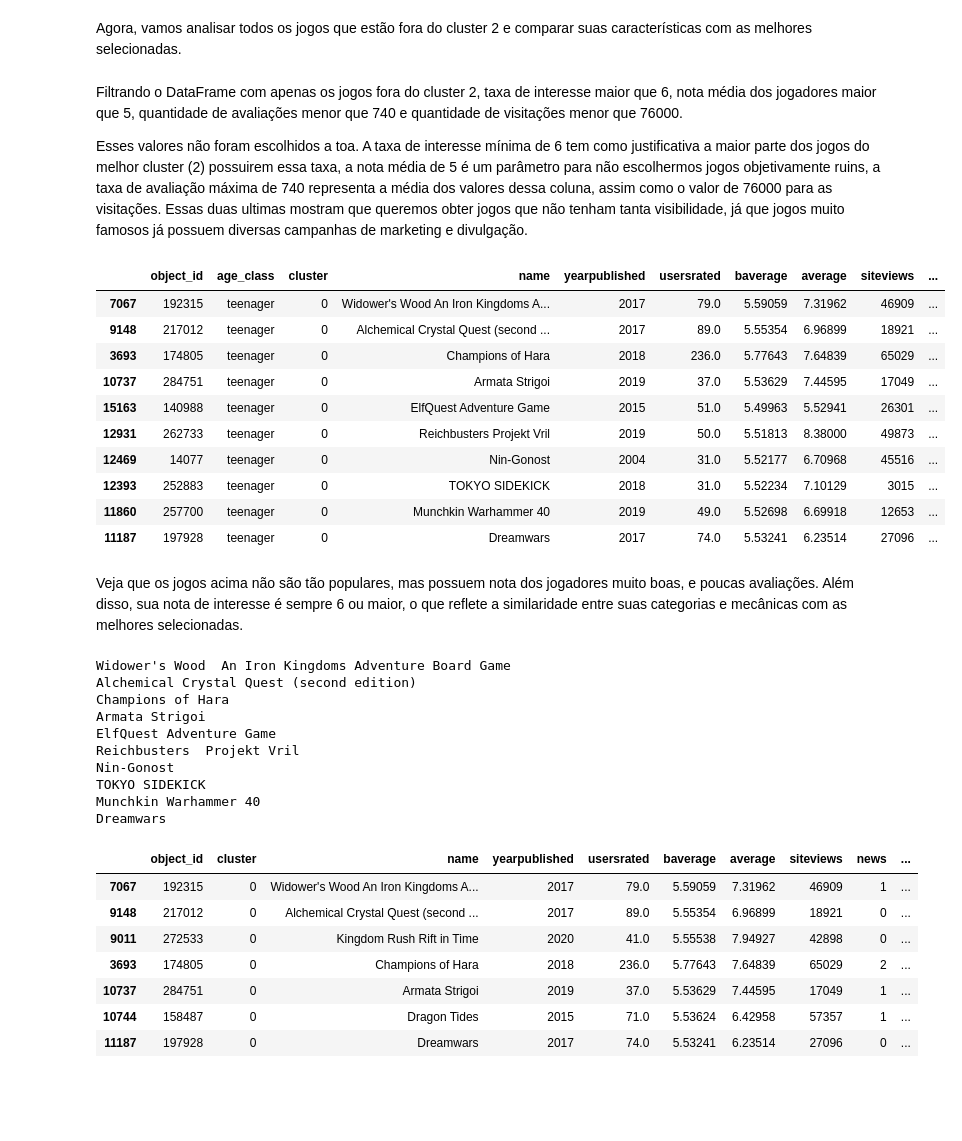
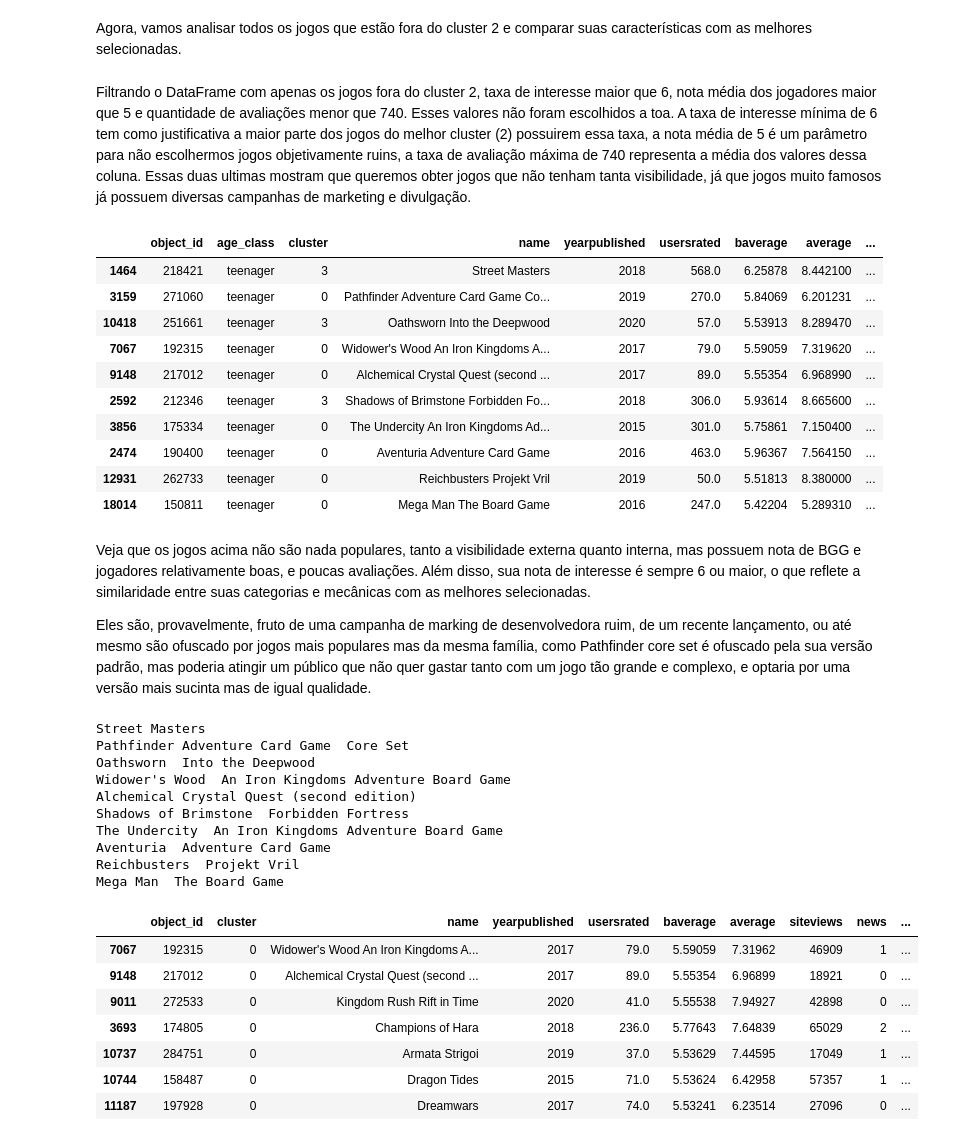
Before and after one commit to enzo-giannoni/Treinamento-1, a Jupyter notebook: storytelling-enzo.ipynb, the cells around one changed output. Cells and saved outputs as stored; diff of their text form; code cells hidden in the pictures; blank space fills up the shorter version.

Commit message:
Ultima versão

```diff
--- a/storytelling-enzo.ipynb
+++ b/storytelling-enzo.ipynb
@@ -546,46 +546,47 @@ for index, row in df_filtrado.iterrows():
     if row['minage'] >= 15:
         df_filtrado.loc[index,'age_class'] =  'adult'
 # %%
-colunas_finais = ['object_id', 'age_class', 'cluster', 'name', 'yearpublished', 'usersrated', 'baverage', 'average', 'siteviews', 'news', 'blogs', 'weblink', 'podcast'
-                  , 'CMC', 'CMM', 'CF', 'interesse', 'boardgamecategory', 'boardgamemechanic']
+colunas_finais = ['object_id', 'age_class', 'cluster', 'name', 'yearpublished', 'usersrated', 'baverage', 'average', 'visibilidade_externa', 'visibilidade_interna'
+                  , 'CMC', 'CMM', 'interesse', 'boardgamecategory', 'boardgamemechanic']
 df_analise_final = df_filtrado[colunas_finais].copy()
 # %% [markdown]
-Filtrando o DataFrame com apenas os jogos fora do cluster 2, taxa de interesse maior que 6, nota média dos jogadores maior que 5, quantidade de avaliações menor que 740 e quantidade de visitações menor que 76000.
-
-Esses valores não foram escolhidos a toa. A taxa de interesse mínima de 6 tem como justificativa a maior parte dos jogos do melhor cluster (2) possuirem essa taxa, a nota média de 5 é um parâmetro para não escolhermos jogos objetivamente ruins, a taxa de avaliação máxima de 740 representa a média dos valores dessa coluna, assim como o valor de 76000 para as visitações. Essas duas ultimas mostram que queremos obter jogos que não tenham tanta visibilidade, já que jogos muito famosos já possuem diversas campanhas de marketing e divulgação.
+Filtrando o DataFrame com apenas os jogos fora do cluster 2, taxa de interesse maior que 6, nota média dos jogadores maior que 5 e quantidade de avaliações menor que 740.
+Esses valores não foram escolhidos a toa. A taxa de interesse mínima de 6 tem como justificativa a maior parte dos jogos do melhor cluster (2) possuirem essa taxa, a nota média de 5 é um parâmetro para não escolhermos jogos objetivamente ruins, a taxa de avaliação máxima de 740 representa a média dos valores dessa coluna. Essas duas ultimas mostram que queremos obter jogos que não tenham tanta visibilidade, já que jogos muito famosos já possuem diversas campanhas de marketing e divulgação.
 # %%
 tabela_interesse = df_analise_final.query(
-    'cluster != 2 & interesse >= 6 & average >= 5 & usersrated <= 740 & siteviews <= 76000 & age_class == "teenager"'
+    'cluster != 2 & interesse >= 6 & average >= 5 & usersrated <= 740 & age_class == "teenager"'
     ).sort_values(by=['interesse'], ascending=False).head(10)
 tabela_interesse
 # %% [output]
-|  | object_id | age_class | cluster | name | yearpublished | usersrated | baverage | average | siteviews | ... |
-| 7067 | 192315 | teenager | 0 | Widower's Wood An Iron Kingdoms A... | 2017 | 79.0 | 5.59059 | 7.31962 | 46909 | ... |
-| 9148 | 217012 | teenager | 0 | Alchemical Crystal Quest (second ... | 2017 | 89.0 | 5.55354 | 6.96899 | 18921 | ... |
-| 3693 | 174805 | teenager | 0 | Champions of Hara | 2018 | 236.0 | 5.77643 | 7.64839 | 65029 | ... |
-| 10737 | 284751 | teenager | 0 | Armata Strigoi | 2019 | 37.0 | 5.53629 | 7.44595 | 17049 | ... |
-| 15163 | 140988 | teenager | 0 | ElfQuest Adventure Game | 2015 | 51.0 | 5.49963 | 5.52941 | 26301 | ... |
-| 12931 | 262733 | teenager | 0 | Reichbusters Projekt Vril | 2019 | 50.0 | 5.51813 | 8.38000 | 49873 | ... |
-| 12469 | 14077 | teenager | 0 | Nin-Gonost | 2004 | 31.0 | 5.52177 | 6.70968 | 45516 | ... |
-| 12393 | 252883 | teenager | 0 | TOKYO SIDEKICK | 2018 | 31.0 | 5.52234 | 7.10129 | 3015 | ... |
-| 11860 | 257700 | teenager | 0 | Munchkin Warhammer 40 | 2019 | 49.0 | 5.52698 | 6.69918 | 12653 | ... |
-| 11187 | 197928 | teenager | 0 | Dreamwars | 2017 | 74.0 | 5.53241 | 6.23514 | 27096 | ... |
+|  | object_id | age_class | cluster | name | yearpublished | usersrated | baverage | average | ... |
+| 1464 | 218421 | teenager | 3 | Street Masters | 2018 | 568.0 | 6.25878 | 8.442100 | ... |
+| 3159 | 271060 | teenager | 0 | Pathfinder Adventure Card Game Co... | 2019 | 270.0 | 5.84069 | 6.201231 | ... |
+| 10418 | 251661 | teenager | 3 | Oathsworn Into the Deepwood | 2020 | 57.0 | 5.53913 | 8.289470 | ... |
+| 7067 | 192315 | teenager | 0 | Widower's Wood An Iron Kingdoms A... | 2017 | 79.0 | 5.59059 | 7.319620 | ... |
+| 9148 | 217012 | teenager | 0 | Alchemical Crystal Quest (second ... | 2017 | 89.0 | 5.55354 | 6.968990 | ... |
+| 2592 | 212346 | teenager | 3 | Shadows of Brimstone Forbidden Fo... | 2018 | 306.0 | 5.93614 | 8.665600 | ... |
+| 3856 | 175334 | teenager | 0 | The Undercity An Iron Kingdoms Ad... | 2015 | 301.0 | 5.75861 | 7.150400 | ... |
+| 2474 | 190400 | teenager | 0 | Aventuria Adventure Card Game | 2016 | 463.0 | 5.96367 | 7.564150 | ... |
+| 12931 | 262733 | teenager | 0 | Reichbusters Projekt Vril | 2019 | 50.0 | 5.51813 | 8.380000 | ... |
+| 18014 | 150811 | teenager | 0 | Mega Man The Board Game | 2016 | 247.0 | 5.42204 | 5.289310 | ... |
 # %% [markdown]
-Veja que os jogos acima não são tão populares, mas possuem nota dos jogadores muito boas, e poucas avaliações. Além disso, sua nota de interesse é sempre 6 ou maior, o que reflete a similaridade entre suas categorias e mecânicas com as melhores selecionadas.
+Veja que os jogos acima não são nada populares, tanto a visibilidade externa quanto interna, mas possuem nota de BGG e jogadores relativamente boas, e poucas avaliações. Além disso, sua nota de interesse é sempre 6 ou maior, o que reflete a similaridade entre suas categorias e mecânicas com as melhores selecionadas.
+
+Eles são, provavelmente, fruto de uma campanha de marking de desenvolvedora ruim, de um recente lançamento, ou até mesmo são ofuscado por jogos mais populares mas da mesma família, como Pathfinder core set é ofuscado pela sua versão padrão, mas poderia atingir um público que não quer gastar tanto com um jogo tão grande e complexo, e optaria por uma versão mais sucinta mas de igual qualidade.
 # %%
 for nome in tabela_interesse['name']:
     print(nome)
 # %% [output]
+Street Masters
+Pathfinder Adventure Card Game  Core Set
+Oathsworn  Into the Deepwood
 Widower's Wood  An Iron Kingdoms Adventure Board Game
 Alchemical Crystal Quest (second edition)
-Champions of Hara
-Armata Strigoi
-ElfQuest Adventure Game
+Shadows of Brimstone  Forbidden Fortress
+The Undercity  An Iron Kingdoms Adventure Board Game
+Aventuria  Adventure Card Game
 Reichbusters  Projekt Vril
-Nin-Gonost
-TOKYO SIDEKICK
-Munchkin Warhammer 40
-Dreamwars
+Mega Man  The Board Game
 # %%
 # Aqui o próprio cliente pode filtrar qual categoria ele quer que os jogos filtrados acima contenham, basta mudar o atributo 'Adventure'
 tabela_interesse.loc[[index for index, row in tabela_interesse.iterrows() if "Adventure" in row['boardgamecategory'] and 'Cooperative Game' in row['boardgamemechanic']]]
```
